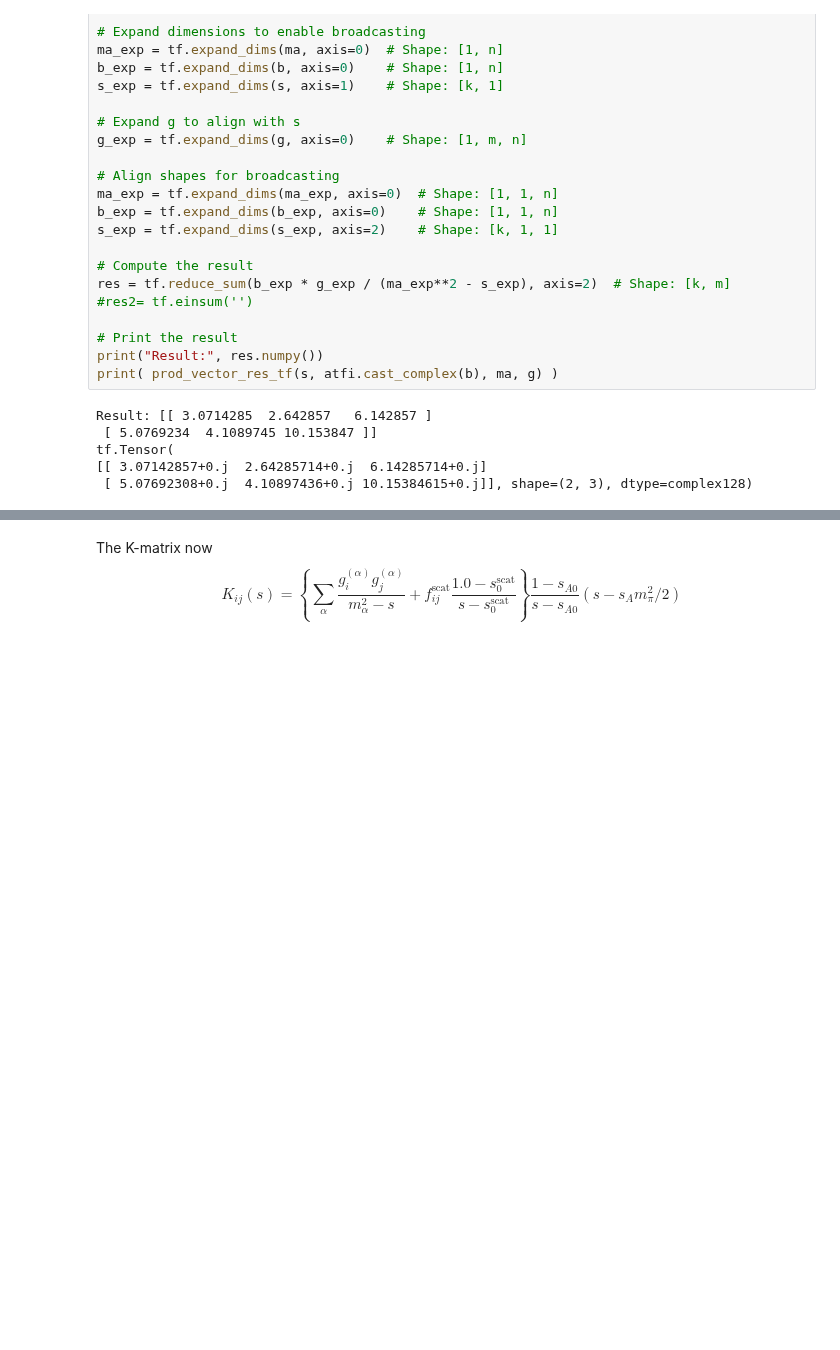
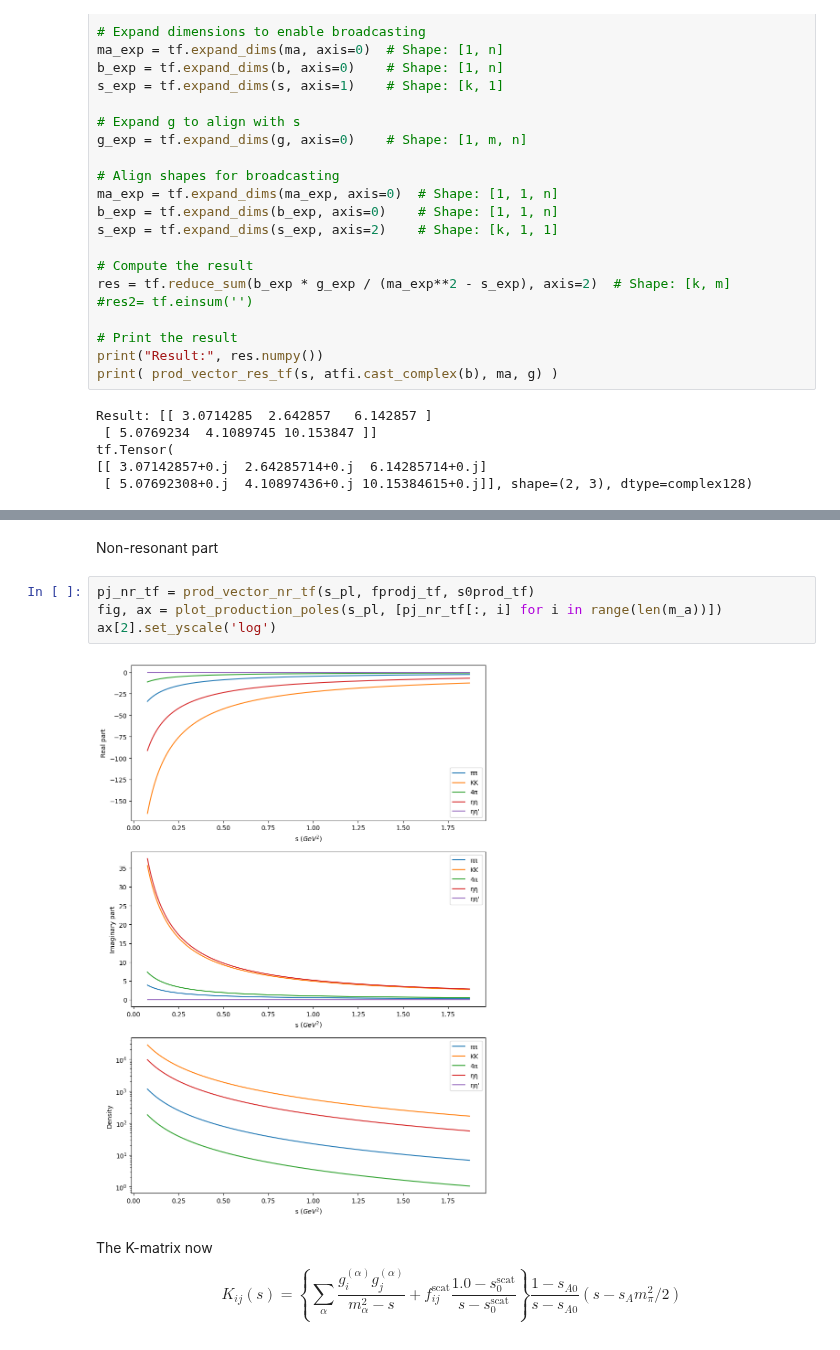
Before and after one commit to cpviolation/tfa_examples, a Jupyter notebook: notebooks/Kmatrix.ipynb, the cells around one changed output, grey strips where cells are left out. Drawn from its saved outputs; the diff is of its cells as text; blank space fills up the shorter version.

```diff
--- a/notebooks/Kmatrix.ipynb
+++ b/notebooks/Kmatrix.ipynb
@@ -652,3 +665,11 @@ tf.Tensor(
+# %% [markdown]
+Non-resonant part
+# %%
+pj_nr_tf = prod_vector_nr_tf(s_pl, fprodj_tf, s0prod_tf)
+fig, ax = plot_production_poles(s_pl, [pj_nr_tf[:, i] for i in range(len(m_a))])
+ax[2].set_yscale('log')
+# %% [output]
+[figure, added]
 # %% [markdown]
 The K-matrix now
 $$
```
Also changed, not shown: parts of 36 cells of this notebook.
